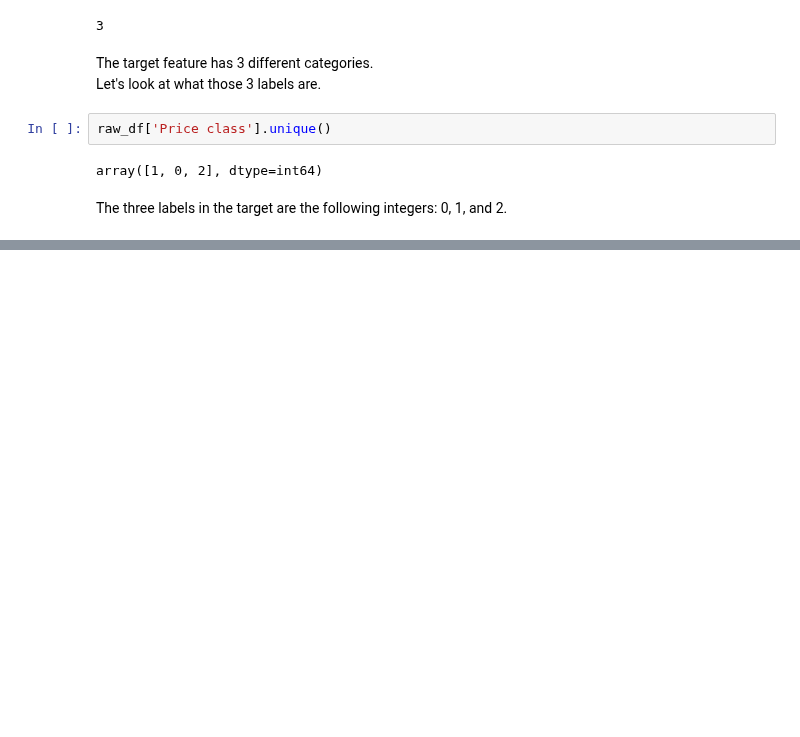
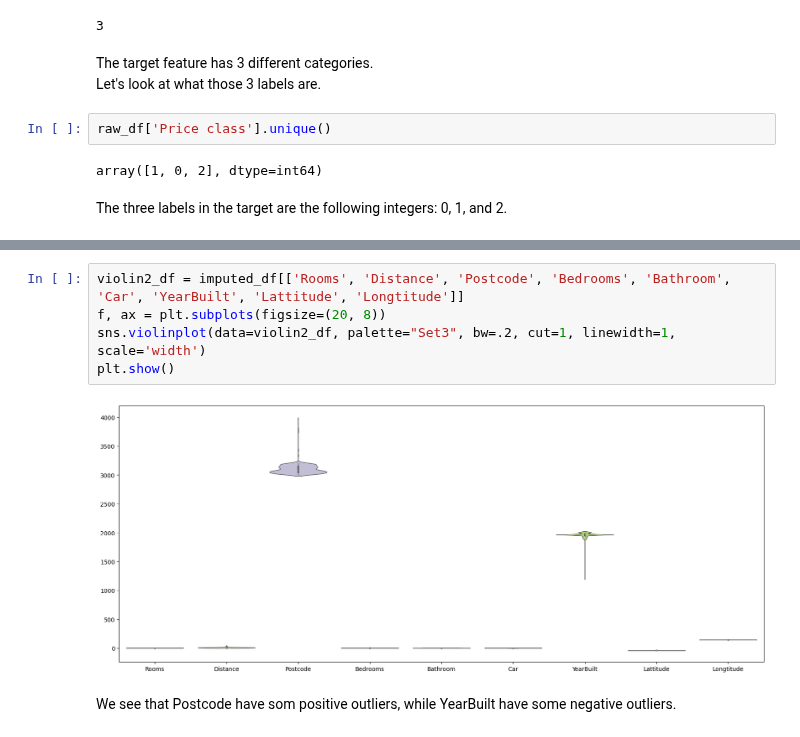
Before and after one commit to KristofferHemm/housepriceprediction, a Jupyter notebook: housepriceprediction.ipynb, the cells around one changed output, grey strips where cells are left out. Drawn from its saved outputs; the diff is of its cells as text; blank space fills up the shorter version.

```diff
--- a/housepriceprediction.ipynb
+++ b/housepriceprediction.ipynb
@@ -197,0 +232,9 @@ Looks like there are some positive outliers in number of rooms, distance, postco
+# %%
+violin2_df = imputed_df[['Rooms', 'Distance', 'Postcode', 'Bedrooms', 'Bathroom', 'Car', 'YearBuilt', 'Lattitude', 'Longtitude']]
+f, ax = plt.subplots(figsize=(20, 8))
+sns.violinplot(data=violin2_df, palette="Set3", bw=.2, cut=1, linewidth=1, scale='width')
+plt.show()
+# %% [output]
+[figure, added]
+# %% [markdown]
+We see that Postcode have som positive outliers, while YearBuilt have some negative outliers.
```
Also changed, not shown: parts of 42 cells of this notebook.
